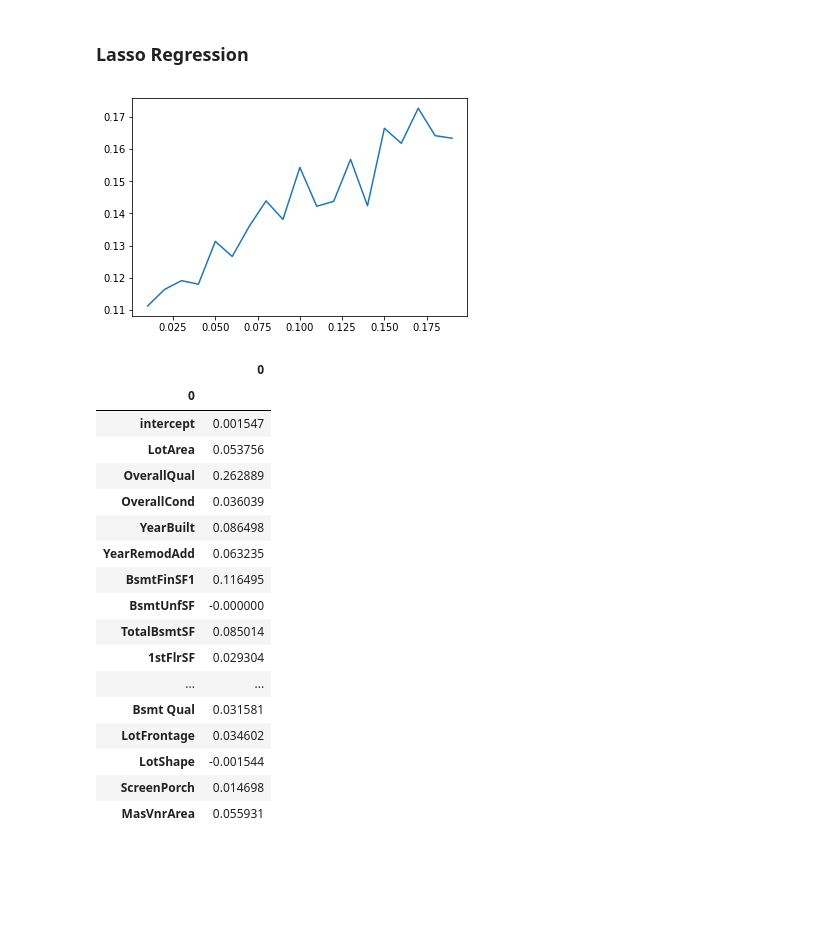
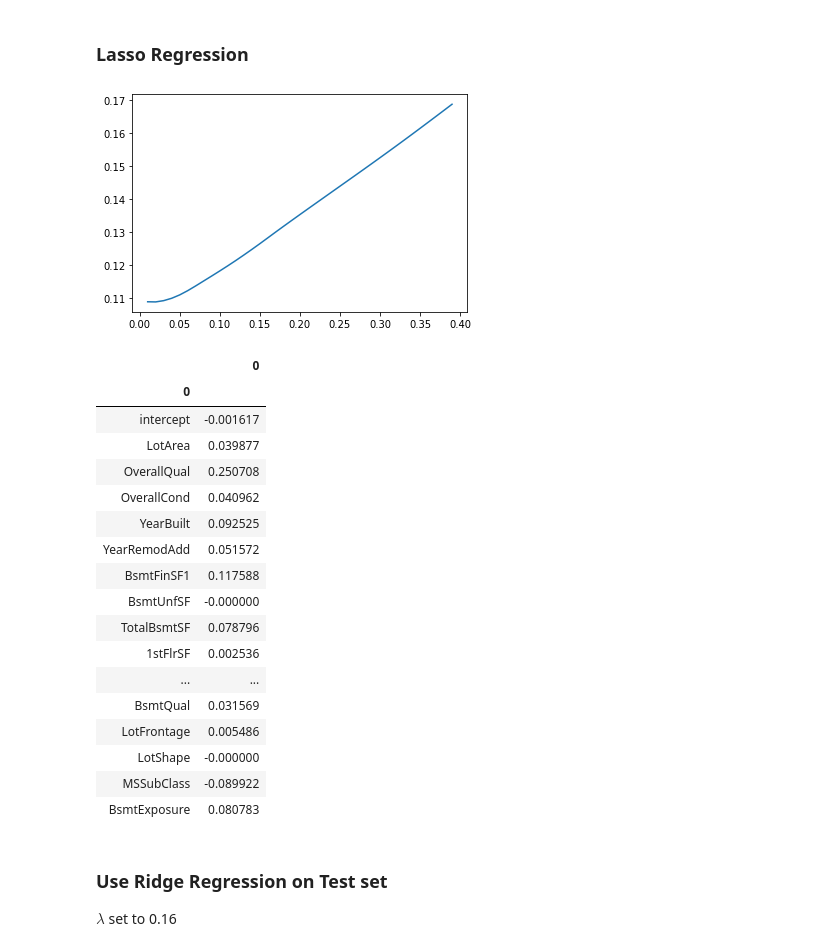
Before and after one commit to reeeno/iowa-housing-price, a Jupyter notebook: IHP.ipynb, the cells around one changed output. Cells and saved outputs as stored; diff of their text form; code cells hidden in the pictures; blank space fills up the shorter version.

```diff
--- a/IHP.ipynb
+++ b/IHP.ipynb
@@ -18,5 +18,10 @@ additional_features = pd.read_csv(f"{data_folder}/data.csv").drop("Id", axis=1)
 additional_features = additional_features.fillna(additional_features.mean())
 additional_features = additional_features.fillna('N/A')
 base_features = pd.read_csv(f"{data_folder}/Houseprice_data_scaled.csv")
+for c in base_features.columns:
+    try:
+        additional_features = additional_features.drop([c], axis=1)
+    except KeyError:
+        next
 # %% [markdown]
 ### Parameters & Constants
@@ -350,32 +592,36 @@ monte_carlo(ADDITIONAL_FEATURES_SELECT, N_SIMULATIONS, method='ridge', alpha=LAM
 # %% [markdown]
 ### Lasso Regression
 # %%
-lambdas = np.arange(0.01, 0.2, 0.01)
+lambdas = np.arange(0.01, 0.4, 0.01)
 alphas = lambdas / 2
 
-mses = [x['mse'] for x in monte_carlo(ADDITIONAL_FEATURES_SELECT, N_SIMULATIONS, method='lasso', alpha=alphas)]
+mses = [x['mse'] for x in regression(ADDITIONAL_FEATURES, method='lasso', alpha=alphas, cross_validation='k-fold')]
 
 plt.plot(lambdas, mses)
 plt.show()
 
-monte_carlo(ADDITIONAL_FEATURES_SELECT, N_SIMULATIONS, method='lasso', alpha=LAMBDA_LASSO/2)['coeffs']
+regression(ADDITIONAL_FEATURES, method='lasso', alpha=LAMBDA_LASSO/2, cross_validation='k-fold')['coeffs']
 # %% [output]
-[figure, old version]
+[figure, new version]
 |  | 0 |
 | 0 |  |
-| intercept | 0.001547 |
-| LotArea | 0.053756 |
-| OverallQual | 0.262889 |
-| OverallCond | 0.036039 |
-| YearBuilt | 0.086498 |
-| YearRemodAdd | 0.063235 |
-| BsmtFinSF1 | 0.116495 |
+| intercept | -0.001617 |
+| LotArea | 0.039877 |
+| OverallQual | 0.250708 |
+| OverallCond | 0.040962 |
+| YearBuilt | 0.092525 |
+| YearRemodAdd | 0.051572 |
+| BsmtFinSF1 | 0.117588 |
 | BsmtUnfSF | -0.000000 |
-| TotalBsmtSF | 0.085014 |
-| 1stFlrSF | 0.029304 |
+| TotalBsmtSF | 0.078796 |
+| 1stFlrSF | 0.002536 |
 | ... | ... |
-| Bsmt Qual | 0.031581 |
-| LotFrontage | 0.034602 |
-| LotShape | -0.001544 |
-| ScreenPorch | 0.014698 |
-| MasVnrArea | 0.055931 |
+| BsmtQual | 0.031569 |
+| LotFrontage | 0.005486 |
+| LotShape | -0.000000 |
+| MSSubClass | -0.089922 |
+| BsmtExposure | 0.080783 |
+# %% [markdown]
+### Use Ridge Regression on Test set
+
+$\lambda$ set to 0.16
```
Also changed, not shown: parts of 21 cells of this notebook.
